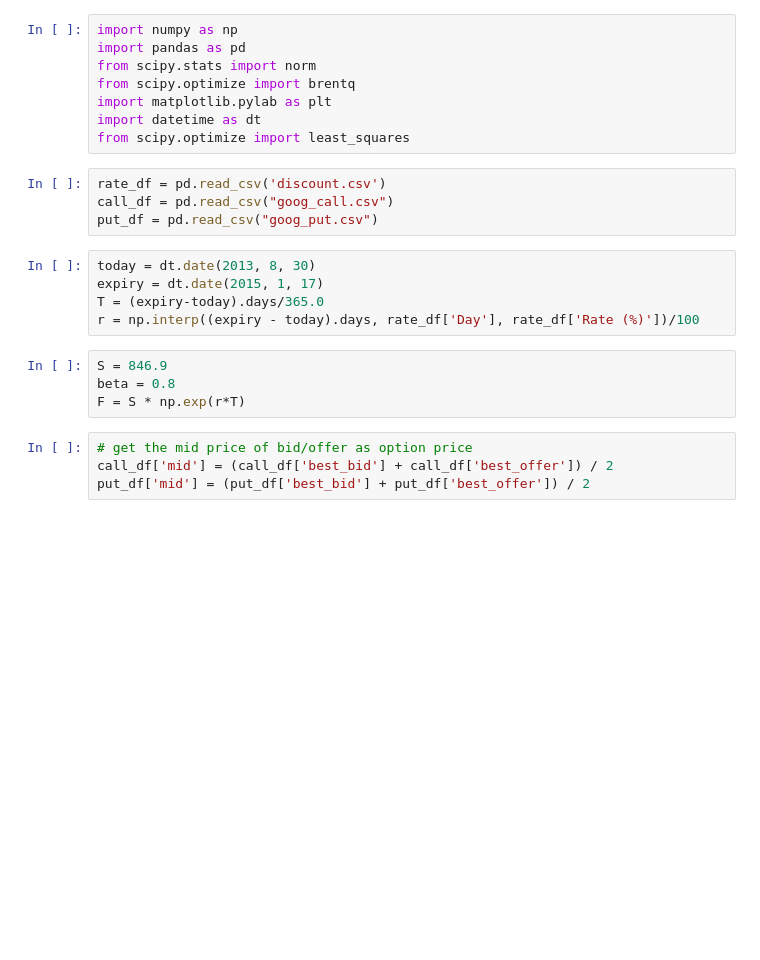
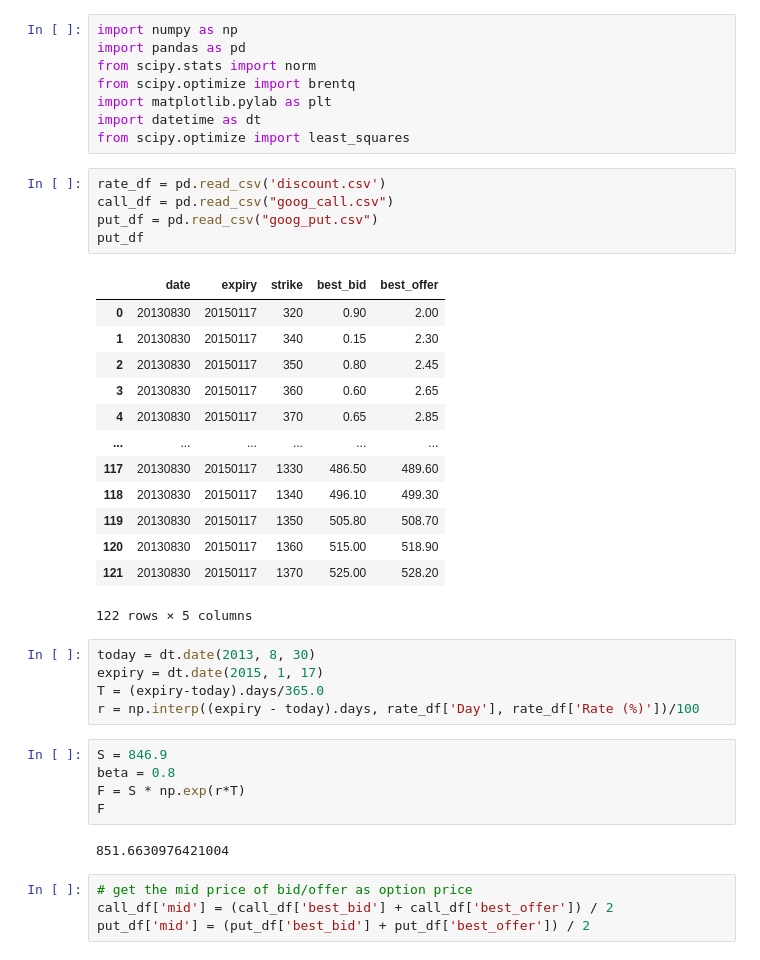
Before and after one commit to ankitrawat85/QuantStrategies, a Jupyter notebook: MQF_College_Projects/2.Stochastic_Finance/SABR calibration.ipynb, the cells around one changed output. Cells and saved outputs as stored; diff of their text form; blank space fills up the shorter version.

```diff
--- a/MQF_College_Projects/2.Stochastic_Finance/SABR calibration.ipynb
+++ b/MQF_College_Projects/2.Stochastic_Finance/SABR calibration.ipynb
@@ -9,7 +9,22 @@ from scipy.optimize import least_squares
 # %%
 rate_df = pd.read_csv('discount.csv')
 call_df = pd.read_csv("goog_call.csv")
 put_df = pd.read_csv("goog_put.csv")
+put_df
+# %% [output]
+|  | date | expiry | strike | best_bid | best_offer |
+| 0 | 20130830 | 20150117 | 320 | 0.90 | 2.00 |
+| 1 | 20130830 | 20150117 | 340 | 0.15 | 2.30 |
+| 2 | 20130830 | 20150117 | 350 | 0.80 | 2.45 |
+| 3 | 20130830 | 20150117 | 360 | 0.60 | 2.65 |
+| 4 | 20130830 | 20150117 | 370 | 0.65 | 2.85 |
+| ... | ... | ... | ... | ... | ... |
+| 117 | 20130830 | 20150117 | 1330 | 486.50 | 489.60 |
+| 118 | 20130830 | 20150117 | 1340 | 496.10 | 499.30 |
+| 119 | 20130830 | 20150117 | 1350 | 505.80 | 508.70 |
+| 120 | 20130830 | 20150117 | 1360 | 515.00 | 518.90 |
+| 121 | 20130830 | 20150117 | 1370 | 525.00 | 528.20 |
+122 rows × 5 columns
 # %%
 today = dt.date(2013, 8, 30)
 expiry = dt.date(2015, 1, 17)
@@ -19,6 +34,9 @@ r = np.interp((expiry - today).days, rate_df['Day'], rate_df['Rate (%)'])/100
 S = 846.9
 beta = 0.8
 F = S * np.exp(r*T)
+F
+# %% [output]
+851.6630976421004
 # %%
 # get the mid price of bid/offer as option price
 call_df['mid'] = (call_df['best_bid'] + call_df['best_offer']) / 2
```
Also changed, not shown: parts of 6 cells of this notebook, 2 other files.
